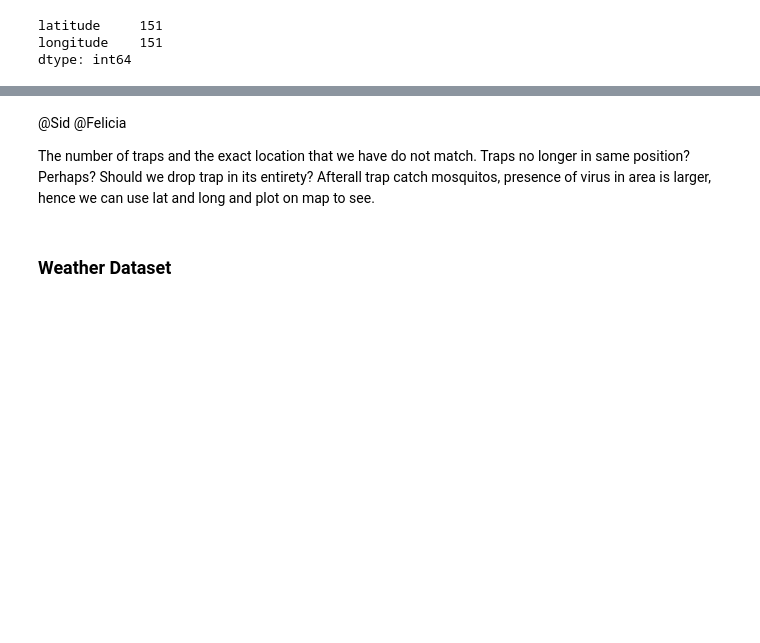
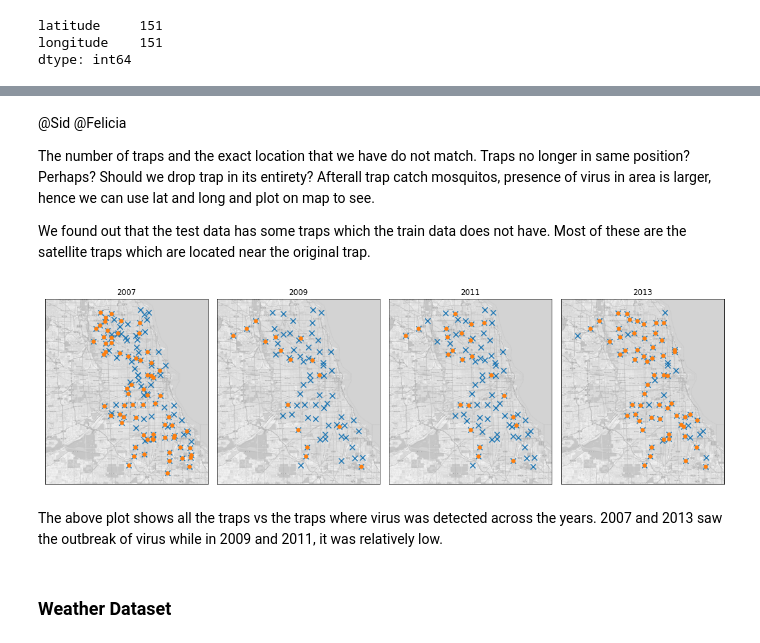
Before and after one commit to SiddharthPatel45/west-nile-virus, a Jupyter notebook: code/Part 1 - Data Cleaning and EDA.ipynb, the cells around one changed output, grey strips where cells are left out. Cells and saved outputs as stored; diff of their text form; code cells hidden in the pictures; blank space fills up the shorter version.

```diff
--- a/code/Part 1 - Data Cleaning and EDA.ipynb
+++ b/code/Part 1 - Data Cleaning and EDA.ipynb
@@ -877,6 +890,61 @@ dtype: int64
 The number of traps and the exact location that we have do not match.
 Traps no longer in same position? Perhaps? Should we drop trap in its entirety?
 Afterall trap catch mosquitos, presence of virus in area is larger, hence we can use lat and long and plot on map to see.
+
+We found out that the test data has some traps which the train data does not have. Most of these are the satellite traps which are located near the original trap.
+# %%
+train['year'] = train['date'].apply(lambda x: x.year)
+train['month'] = train['date'].apply(lambda x: x.month)
+# %%
+# Code is adapted from: https://www.kaggle.com/jbobtaylor/show-map-image-in-python
+mapdata = np.loadtxt("../datasets//mapdata_copyright_openstreetmap_contributors.txt")
+aspect = mapdata.shape[0] * 1.0 / mapdata.shape[1]
+
+# trap locations in latitude and longitudes
+trap_loc = train.drop_duplicates('trap')[['trap','longitude', 'latitude', 'wnv_present']]
+
+# to create the map boundaries
+min_lon = trap_loc['longitude'].min() - 0.05
+max_lon = trap_loc['longitude'].max() + 0.05
+min_lat = trap_loc['latitude'].min() - 0.025
+max_lat = trap_loc['latitude'].max() + 0.025
+
+lon_lat_box = (min_lon, max_lon, min_lat, max_lat)
+
+fig, ax = plt.subplots(ncols=4, nrows=1, figsize=(15, 15*aspect), sharey=True, sharex=True)
+# fig.suptitle("Traps with virus every year")
+
+for i, year in enumerate(train['year'].unique()):
+    trap_loc = train[train['year'] == year].drop_duplicates('trap')[['trap','longitude', 'latitude', 'wnv_present']]
+
+    trap_virus_present = train[(train['year'] == year) & (train['wnv_present'] > 0)].groupby('trap')[
+                        ['wnv_present']].mean().sort_values(by='wnv_present', ascending=False)
+
+    df = pd.merge(trap_loc.drop(columns='wnv_present'), trap_virus_present, on='trap')
+
+    locations = trap_loc[['longitude', 'latitude']].drop_duplicates().values
+
+    ax[i].imshow(mapdata,
+               cmap=plt.get_cmap('gray'),
+               extent=lon_lat_box,
+               aspect=aspect,
+               alpha=0.7)
+
+    ax[i].scatter(locations[:,0], locations[:,1], marker='x', s=70)
+    ax[i].scatter(df.values[:, 1], df.values[:, 2], marker='o', s=30) # , cmap='coolwarm'
+
+    # for i in range(df.shape[0]):
+    #     plt.text(df.values[i, 1], df.values[i, 2], df.values[i, 0])
+
+    ax[i].set_xticks([])
+    ax[i].set_yticks([])
+
+    ax[i].title.set_text(year)
+plt.tight_layout()
+# %% [output]
+[figure, added]
+# %% [markdown]
+The above plot shows all the traps vs the traps where virus was detected across the years. 2007 and 2013 saw the outbreak of virus while in 2009 and 2011, it was relatively low.
 # %%
 train.drop(columns = 'trap', inplace = True)
 # %% [markdown]
```
Also changed, not shown: parts of 16 cells of this notebook.
